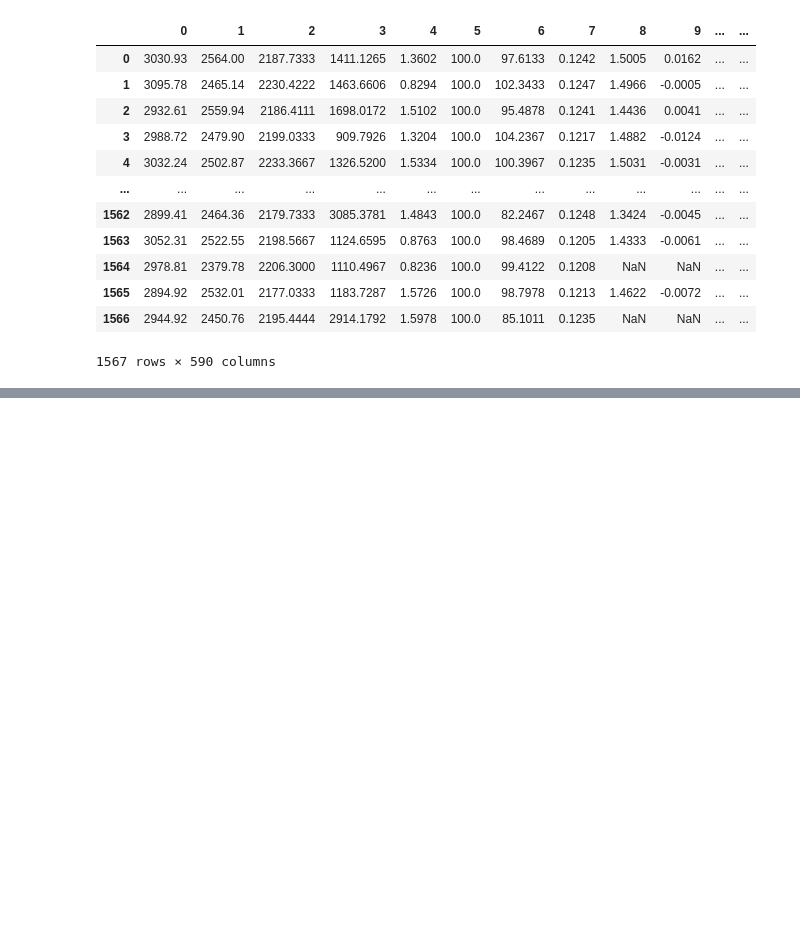
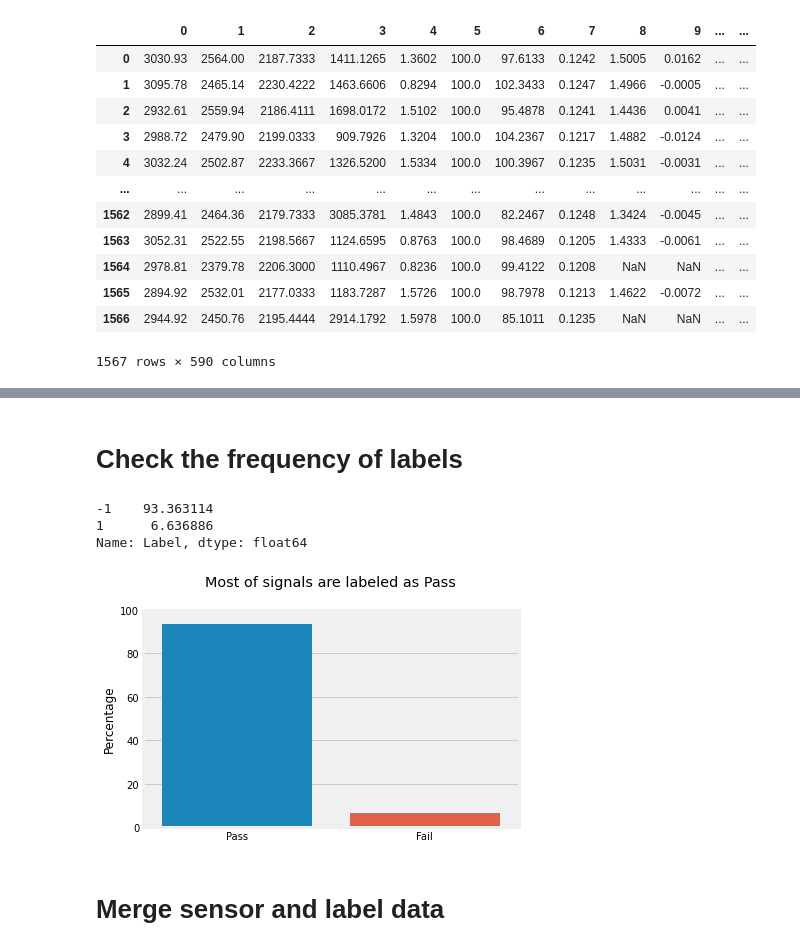
Before and after one commit to Minsyk/SECOM_Project, a Jupyter notebook: initial_analysis_python.ipynb, the cells around one changed output, grey strips where cells are left out. Drawn from its saved outputs; the diff is of its cells as text; code cells hidden in the pictures; blank space fills up the shorter version.

```diff
--- a/initial_analysis_python.ipynb
+++ b/initial_analysis_python.ipynb
@@ -49,2 +93,42 @@ labels_data.columns = ["Label","Time"]
+# %%
+# Change column names
+labels_data.columns = ["Label","Time"]
+
+# Convert type of columns
+labels_data["Label"] = labels_data["Label"].astype("category")
+
+labels_data["Time"] = pd.to_datetime(labels_data["Time"])
+# %% [markdown]
+# Check the frequency of labels
+# %%
+# Frequency table
+freq_table = labels_data["Label"].value_counts(normalize=True) * 100
+freq_table
+
+# Plot frequency table
+sns.barplot(x=freq_table.index,y=freq_table.values)
+
+plt.title('Most of signals are labeled as Pass', y = 1.08) # y pads the title upward
+plt.ylabel('Percentage', fontsize = 12)
+plt.xticks([0,1],['Pass', 'Fail'], rotation = 0) # the initial xtick labels were True and False
+plt.ylim([0,100])
+plt.show()
+# %% [output]
+-1    93.363114
+1      6.636886
+Name: Label, dtype: float64
+# %%
+# Plot frequency table
+sns.barplot(x=freq_table.index,y=freq_table.values)
+
+plt.title('Most of signals are labeled as Pass', y = 1.08) # y pads the title upward
+plt.ylabel('Percentage', fontsize = 12)
+plt.xticks([0,1],['Pass', 'Fail'], rotation = 0) # the initial xtick labels were True and False
+plt.ylim([0,100])
+plt.show()
+# %% [output]
+[figure, added]
+# %% [markdown]
+# Merge sensor and label data
 # %%
 concat_df = pd.concat([sensor_data,labels_data],axis=1)
```
Also changed, not shown: parts of 50 cells of this notebook.
